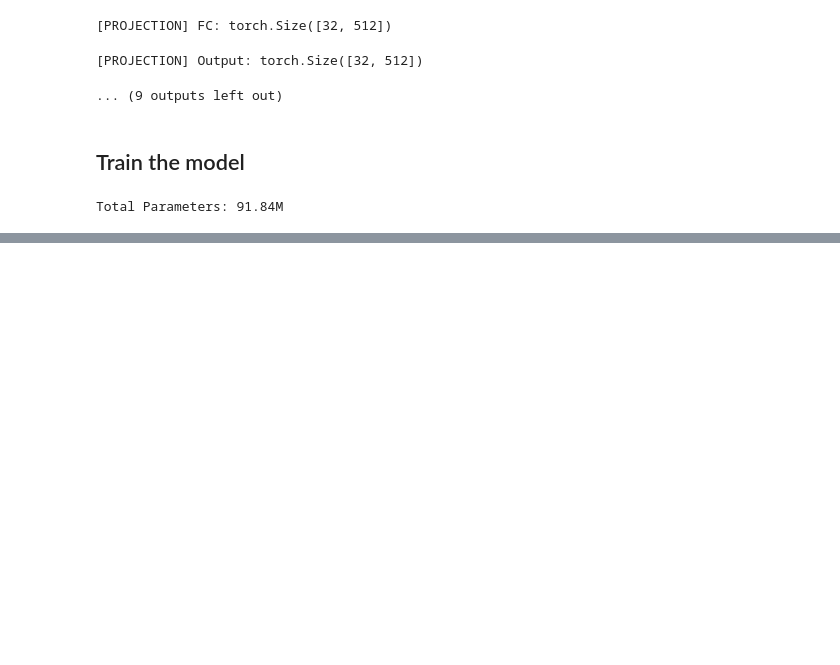
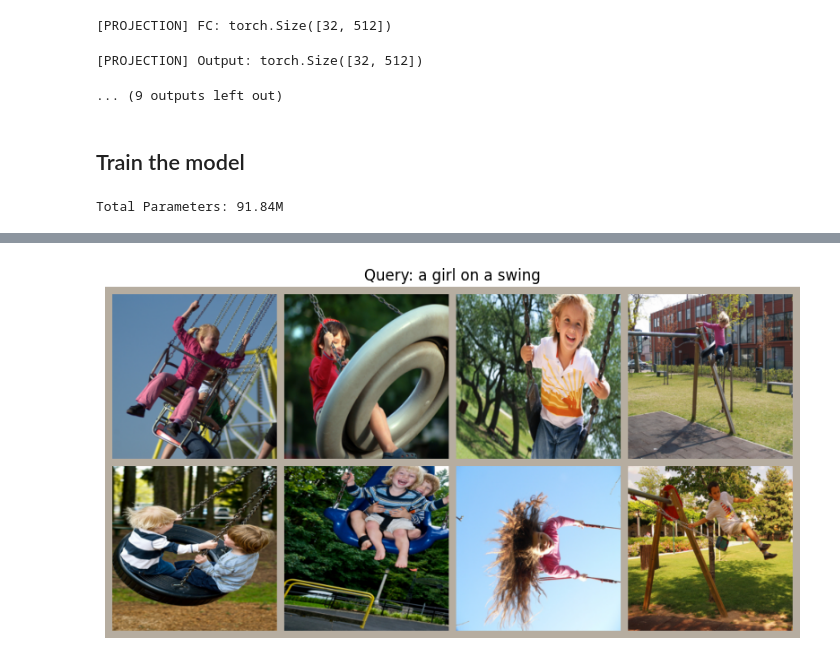
Before and after one commit to lakshyaag/Deep-Learning-From-Scratch, a Jupyter notebook: Transformers/CLIP/code.ipynb, the cells around one changed output, grey strips where cells are left out. Drawn from its saved outputs; the diff is of its cells as text; code cells hidden in the pictures; blank space fills up the shorter version.

Commit message:
feat: update CLIP

```diff
--- a/Transformers/CLIP/code.ipynb
+++ b/Transformers/CLIP/code.ipynb
@@ -505,0 +531,11 @@ KeyboardInterrupt
+# %%
+trained_model = CLIP(
+    d_img_model=D_IMG_MODEL,
+    d_text_model=D_TEXT_MODEL,
+    d_embd=D_EMBD,
+    temp=TEMPERATURE,
+    trainable=True,
+    debug=False,
+).to(device)
+
+trained_model.load_state_dict(torch.load("./data/models/clip.pth"))
@@ -516,12 +561,21 @@ valid_image_embeddings = torch.cat(valid_image_embeddings)
 # %%
-encoded_query = tokenizer(["a girl jumping from a swing"])
-item = {key: torch.tensor(value).to(device) for key, value in encoded_query.items()}
+def find_matches(model, image_embeddings, query, datasets, n=8):
 
-with torch.no_grad():
-    text_features = model.text_encoder(item["input_ids"])
-    text_embeddings = model.text_projection(text_features)
+    val_dataset, test_dataset = datasets
 
-image_embeddings_normalized = F.normalize(valid_image_embeddings, p=2, dim=-1)
-text_embeddings_normalized = F.normalize(text_embeddings, p=2, dim=-1)
+    encoded_query = tokenizer([query])
+    item = {key: torch.tensor(value).to(device) for key, value in encoded_query.items()}
 
-dot_product = text_embeddings_normalized @ image_embeddings_normalized.T
+    with torch.no_grad():
+        text_features = model.text_encoder(item["input_ids"])
+        text_embeddings = model.text_projection(text_features)
+
+    image_embeddings_normalized = F.normalize(image_embeddings, p=2, dim=-1)
+    text_embeddings_normalized = F.normalize(text_embeddings, p=2, dim=-1)
+
+    dot_product = text_embeddings_normalized @ image_embeddings_normalized.T
+    topk_values, topk_indices = torch.topk(dot_product.squeeze(0), k=8, dim=-1)
+    matched_imgs = [val_dataset[idx]['image'] for idx in topk_indices if idx < len(val_dataset)]
+    matched_imgs.extend([test_dataset[idx - 1000]['image'] for idx in topk_indices if idx >= len(val_dataset)])
+
+    return matched_imgs
@@ -546,0 +582,10 @@ plt.show()
+# %%
+query = "a girl on a swing"
+matched_imgs = find_matches(trained_model, search_image_embeddings, query, (val_dataset, test_dataset))
+# %%
+plt.figure(figsize=(10, 6))
+plt.imshow(reverse_transform(make_grid(matched_imgs, nrow=4, padding=10, pad_value=1)))
+plt.title(f'Query: {query}')
+plt.axis('off')
+plt.show()
+# %% [output]
@@ -546,0 +593 @@ plt.show()
+[figure, added]
```
Also changed, not shown: parts of 16 cells of this notebook.
